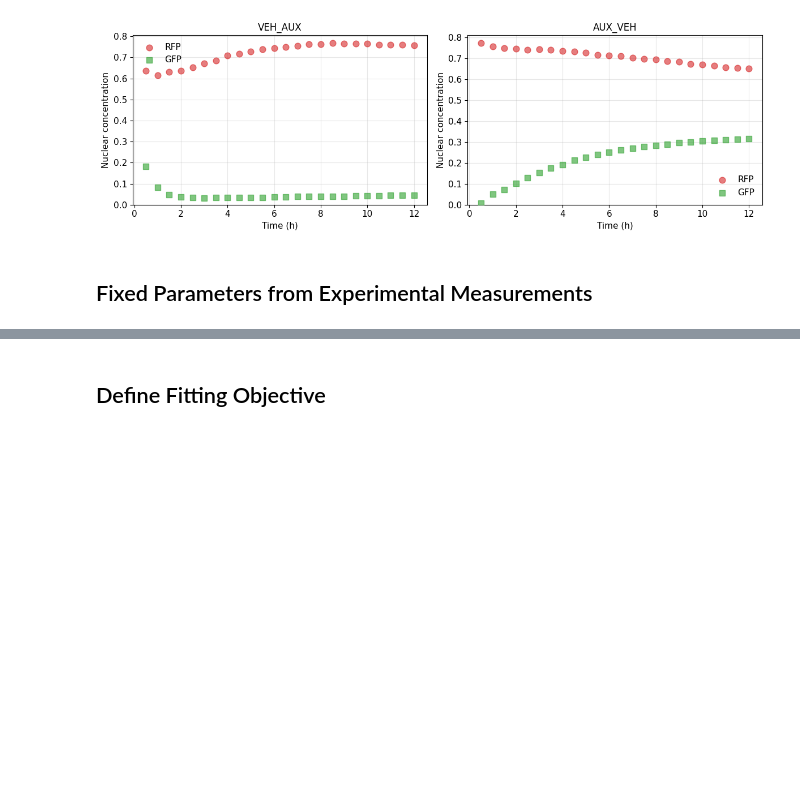
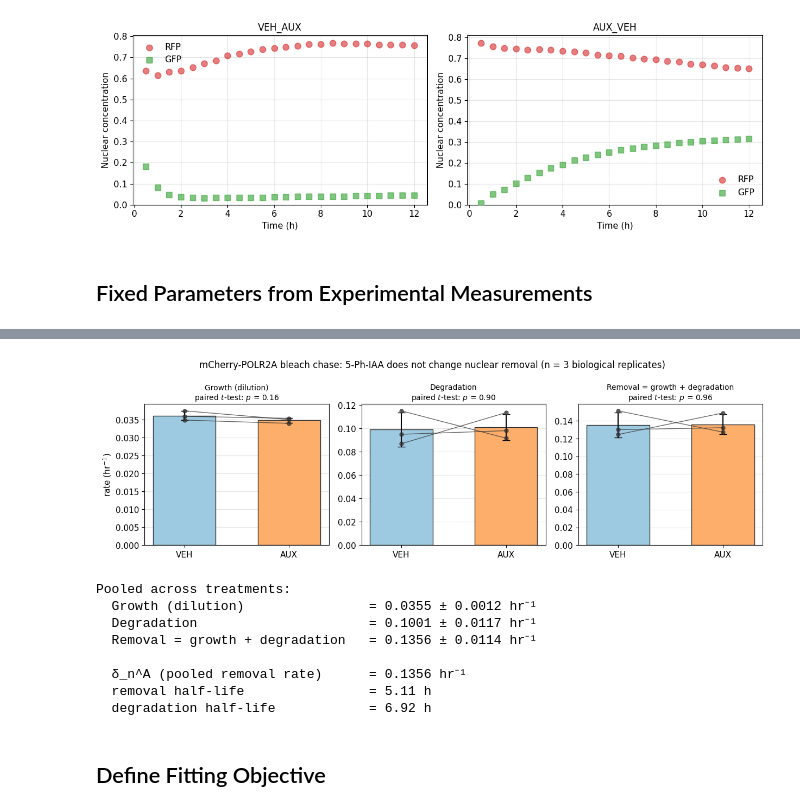
Before and after one commit to berrygroup/publications, a Jupyter notebook: 2026_POLR2A_homeostasis/Modelling/abundance_homeostasis/1_competition_model_fitting.ipynb, the cells around one changed output, grey strips where cells are left out. Saved outputs shown, nothing was run; the diff lists cells and outputs as text; code cells hidden in the pictures; blank space fills up the shorter version.

Commit message:
final checks and validation cells for competition model

```diff
--- a/2026_POLR2A_homeostasis/Modelling/abundance_homeostasis/1_competition_model_fitting.ipynb
+++ b/2026_POLR2A_homeostasis/Modelling/abundance_homeostasis/1_competition_model_fitting.ipynb
@@ -298,5 +440,84 @@ Fixed parameters and constraints:
   cytoplasmic:nuclear ratio (VEH) = 0.2
   F_total floor = 5% of A_f
+# %%
+# =============================================================================
+# Justification for pooling VEH and AUX bleach-chase measurements
+#
+# delta_n^A is treated as unaffected by 5-Ph-IAA. That is the assumption that
+# makes the model's buffering of nuclear A an import-flux effect rather than a
+# stability effect, so it is worth showing explicitly.
+# =============================================================================
+from scipy.stats import ttest_rel
+
+RATE_COLS = [
+    ("GrowthRate_perhr", "Growth (dilution)"),
+    ("DegradationRate_perhr", "Degradation"),
+    ("RemovalRate_perhr", "Removal = growth + degradation"),
+]
+ORDER = ["VEH", "AUX"]
+
+fig, axes = plt.subplots(1, 3, figsize=(12.5, 3.9))
+for ax, (col, title) in zip(axes, RATE_COLS):
+    stats = bleach_chase_df.groupby("Treatment")[col].agg(["mean", "std"])
+    ax.bar(
+        ORDER,
+        [stats.loc[t, "mean"] for t in ORDER],
+        yerr=[stats.loc[t, "std"] for t in ORDER],
+        color=["#9ecae1", "#fdae6b"],
+        edgecolor="#333333",
+        capsize=5,
+        width=0.6,
+        zorder=2,
+    )
+    # one connected pair of points per biological replicate
+    wide = bleach_chase_df.pivot(index="Experiment", columns="Treatment", values=col)
+    for _, row in wide.iterrows():
+        ax.plot(
+            ORDER,
+            [row[t] for t in ORDER],
+            "o-",
+            color="#333333",
+            lw=1.0,
+            ms=5,
+            alpha=0.75,
+            zorder=3,
+        )
+
+    t_stat, p_val = ttest_rel(wide["AUX"], wide["VEH"])
+    ax.set_title(f"{title}\npaired $t$-test: $p$ = {p_val:.2f}", fontsize=10)
+    ax.set_ylim(0, None)
+    ax.grid(alpha=0.3, axis="y")
+
+axes[0].set_ylabel("rate (hr$^{-1}$)")
+fig.suptitle(
+    "mCherry-POLR2A bleach chase: 5-Ph-IAA does not change nuclear removal "
+    f"(n = {bleach_chase_df['Experiment'].nunique()} biological replicates)",
+    fontsize=12,
+)
+plt.tight_layout()
+plt.savefig("bleachchase_veh_vs_aux.pdf", bbox_inches="tight")
+plt.show()
+
+print("Pooled across treatments:")
+for col, title in RATE_COLS:
+    v = bleach_chase_df[col]
+    print(f"  {title:32s} = {v.mean():.4f} ± {v.std():.4f} hr⁻¹")
+print(f"\n  δ_n^A (pooled removal rate)      = {DELTA_N_A:.4f} hr⁻¹")
+print(f"  removal half-life                = {np.log(2)/DELTA_N_A:.2f} h")
+print(
+    f"  degradation half-life            = "
+    f"{np.log(2)/bleach_chase_df['DegradationRate_perhr'].mean():.2f} h"
+)
+# %% [output]
+[figure, added]
+Pooled across treatments:
+  Growth (dilution)                = 0.0355 ± 0.0012 hr⁻¹
+  Degradation                      = 0.1001 ± 0.0117 hr⁻¹
+  Removal = growth + degradation   = 0.1356 ± 0.0114 hr⁻¹
+
+  δ_n^A (pooled removal rate)      = 0.1356 hr⁻¹
+  removal half-life                = 5.11 h
+  degradation half-life            = 6.92 h
 # %% [markdown]
 ## Define Fitting Objective
 # %%
```
Also changed, not shown: parts of 30 cells of this notebook.
